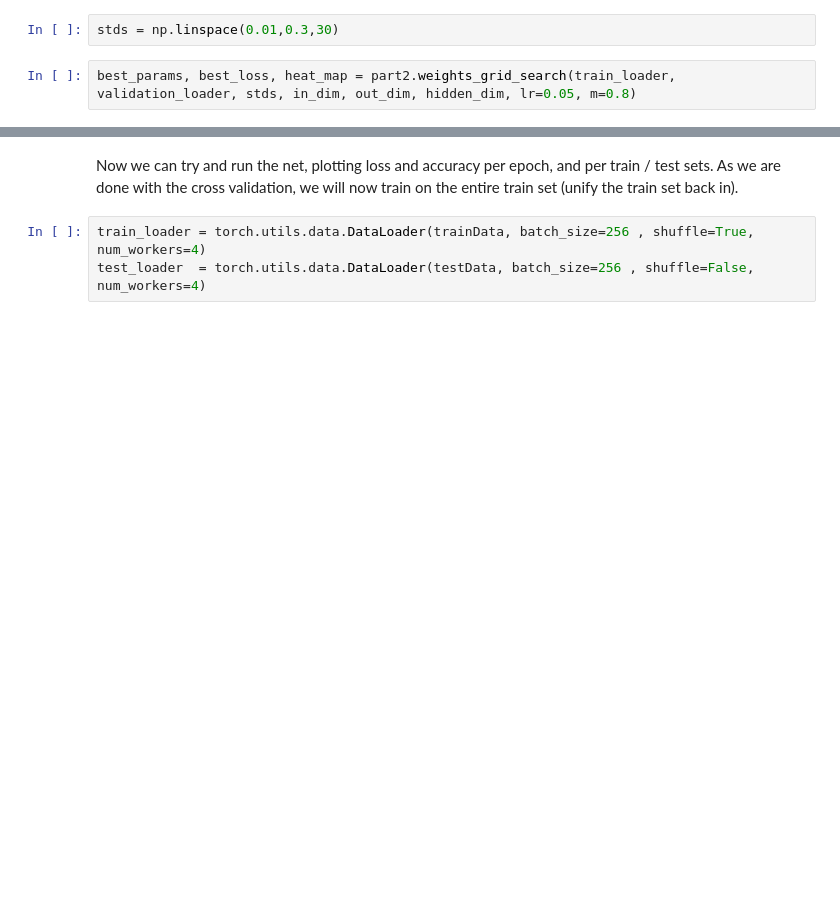
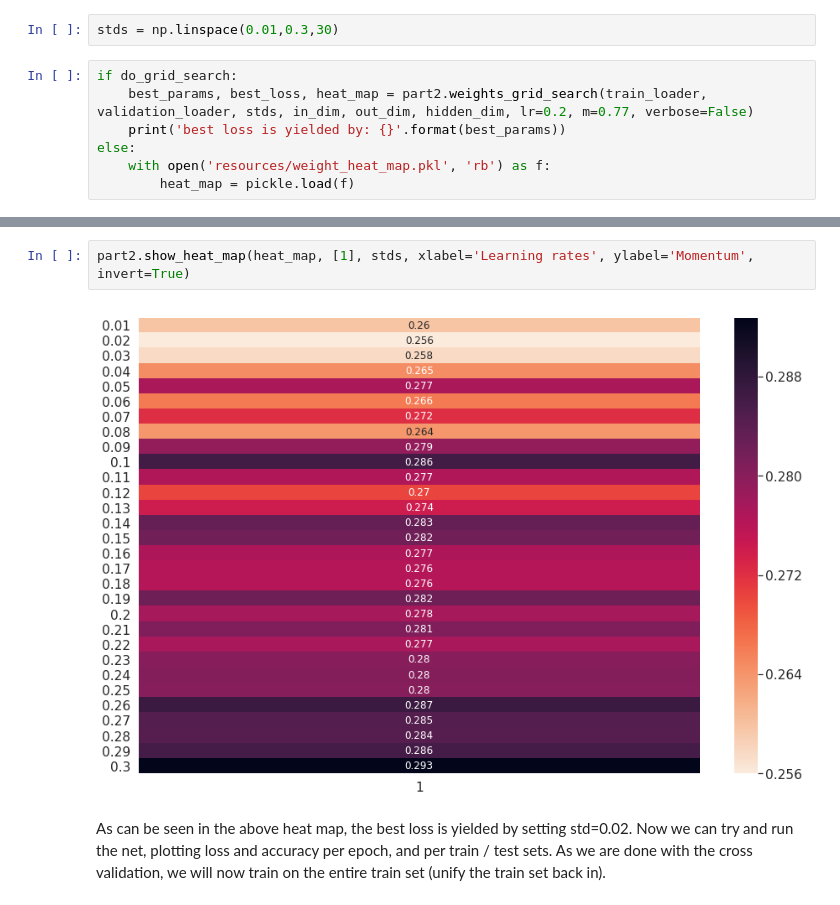
Before and after one commit to EdanZwick/Foundations-of-deep-learning-Ex1, a Jupyter notebook: Hw1.ipynb, the cells around one changed output, grey strips where cells are left out. Cells and saved outputs as stored; diff of their text form; blank space fills up the shorter version.

```diff
--- a/Hw1.ipynb
+++ b/Hw1.ipynb
@@ -166,5 +168,10 @@ The results of the grid search were that the best paramaters were yielded by set
 # %%
 stds = np.linspace(0.01,0.3,30)
 # %%
-best_params, best_loss, heat_map = part2.weights_grid_search(train_loader, validation_loader, stds, in_dim, out_dim, hidden_dim, lr=0.05, m=0.8)
+if do_grid_search:
+    best_params, best_loss, heat_map = part2.weights_grid_search(train_loader, validation_loader, stds, in_dim, out_dim, hidden_dim, lr=0.2, m=0.77, verbose=False)
+    print('best loss is yielded by: {}'.format(best_params))
+else:
+    with open('resources/weight_heat_map.pkl', 'rb') as f:
+        heat_map = pickle.load(f)
 # %% [output]
@@ -188,6 +179,8 @@ For parameter: std- 0.3 got loss: 0.314584269285202, acc: 0.309
+# %%
+part2.show_heat_map(heat_map, [1], stds, xlabel='Learning rates', ylabel='Momentum', invert=True)
+# %% [output]
+[figure, added]
 # %% [markdown]
+As can be seen in the above heat map, the best loss is yielded by setting std=0.02.
 Now we can try and run the net, plotting loss and accuracy per epoch, and per train / test sets.
 As we are done with the cross validation, we will now train on the entire train set (unify the train set back in).
-# %%
-train_loader = torch.utils.data.DataLoader(trainData, batch_size=256 , shuffle=True, num_workers=4)
-test_loader  = torch.utils.data.DataLoader(testData, batch_size=256 , shuffle=False, num_workers=4)
```
Also changed, not shown: parts of 23 cells of this notebook, 6 other files.
